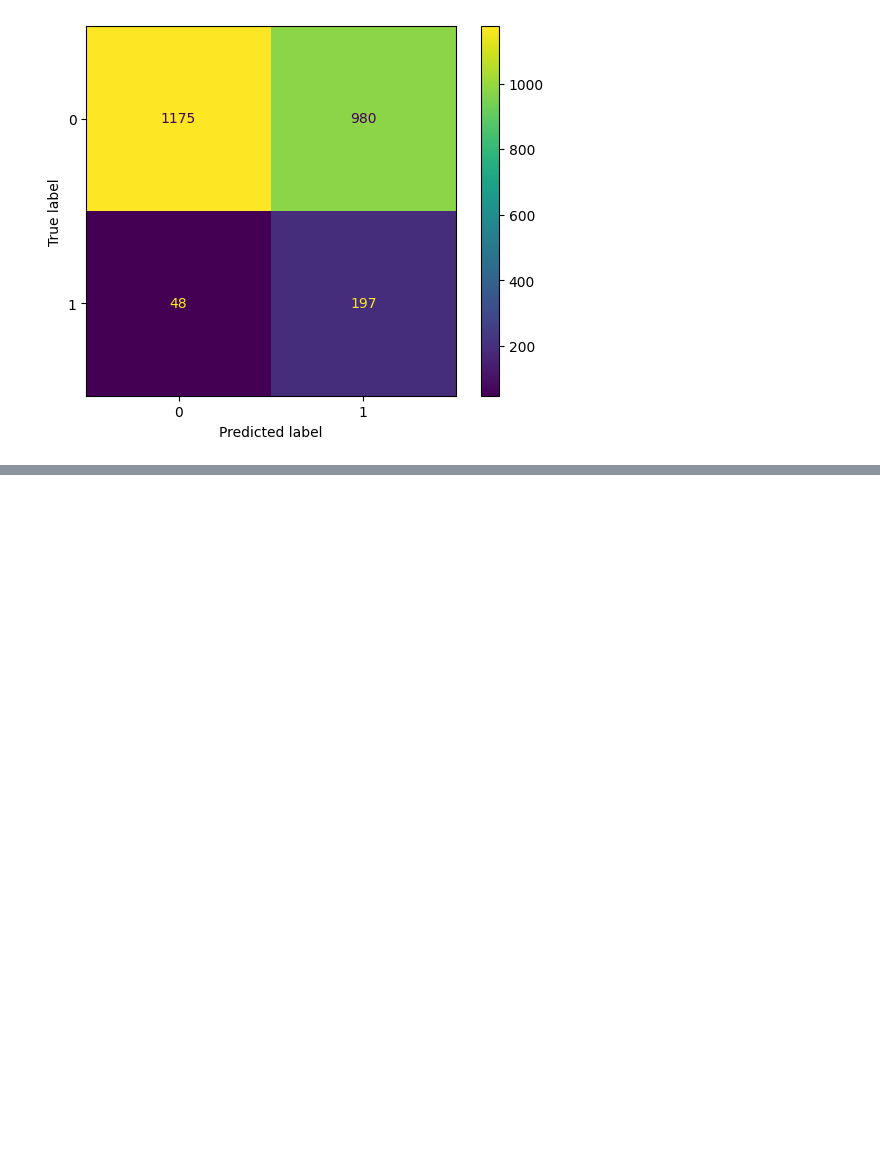
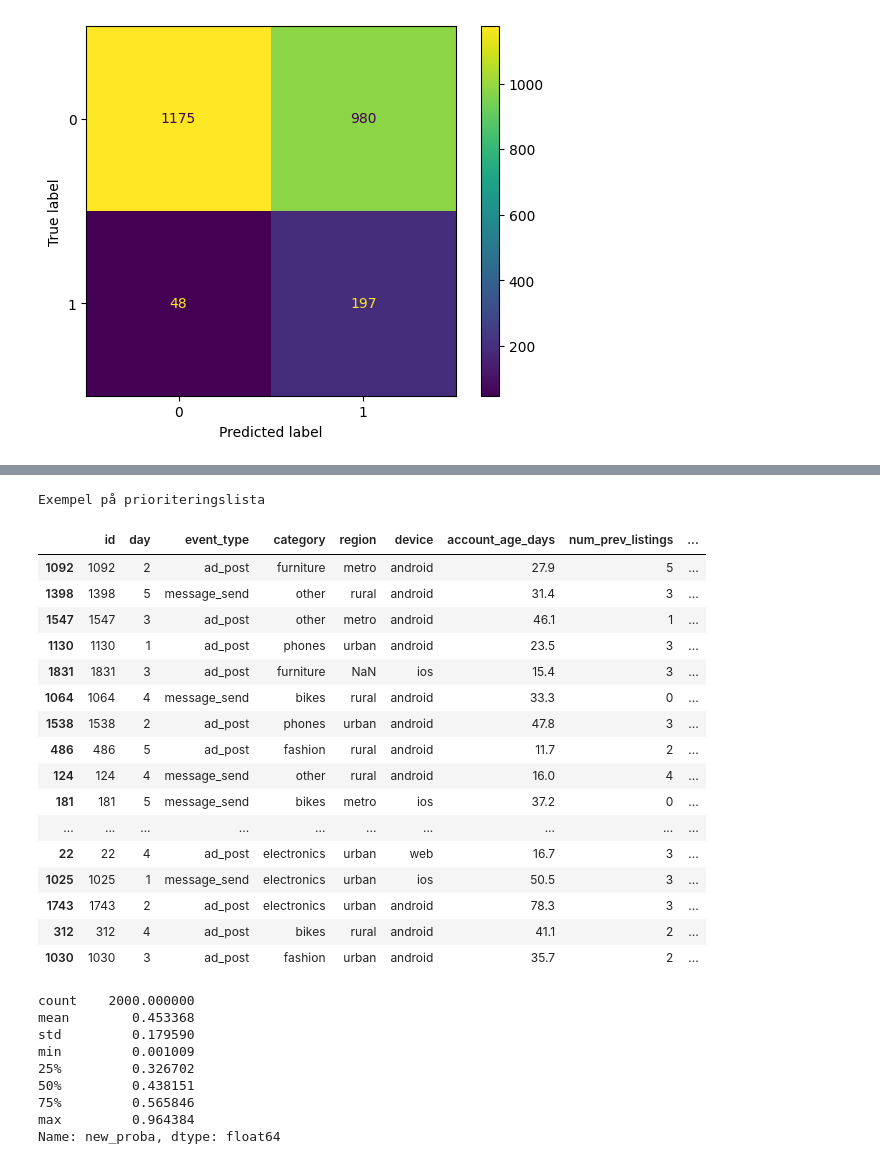
Before and after one commit to Jack-JackAttack/Grupp-Uppgift, a Jupyter notebook: report.ipynb, the cells around one changed output, grey strips where cells are left out. Saved outputs shown, nothing was run; the diff lists cells and outputs as text; code cells hidden in the pictures; blank space fills up the shorter version.

Commit message:
Ny data

```diff
--- a/report.ipynb
+++ b/report.ipynb
@@ -376,0 +364,18 @@ Antal som faktiskt var scam som modellen missade (FN) 2.000
+# %%
+new_df = pd.read_csv("data/new_data.csv")
+
+new_proba = best_model.predict_proba(new_df)[:, 1]
+new_y_pred = (new_proba >= best_t).astype(int)
+
+new_df["new_y_pred"] = new_y_pred
+
+print(f"Bästa threshold {best_t:.3f}")
+print(f"Antal misstänkta(1)/icke misstänkta(0):\n{new_df["new_y_pred"].value_counts(normalize=True)}\n") #targetfördelning
+
+print(f"Av {antal_per_dag} st inlägg per dag tror vår modell att {antal_per_dag * new_y_pred.mean()} är scam och kommer flagga dessa för granskning.")
+
+ratio_tp = antal_hittade / modell_tror_misstänkt
+ration_fn = antal_missade / modell_tror_misstänkt
+
+print(f"Antal som enligt fördelningen i testdatan uppskattas kommer vara faktisk scam som modellen hittar (TP) {ratio_tp * (antal_per_dag * new_y_pred.mean()):.3f}")
+print(f"Antal som enligt fördelningen i testdatan uppskattas kommer vara scam som modellen missar (FN) {ration_fn * (antal_per_dag * new_y_pred.mean()):.3f}")
@@ -376,0 +393,35 @@ Antal som faktiskt var scam som modellen missade (FN) 2.000
+# %%
+print("Exempel på prioriteringslista")
+
+new_df["new_proba"] = new_proba
+display(new_df.sort_values("new_proba", ascending=False).head(50))
+
+new_df["new_proba"].describe()
+# %% [output]
+Exempel på prioriteringslista
+|  | id | day | event_type | category | region | device | account_age_days | num_prev_listings | ... |
+| 1092 | 1092 | 2 | ad_post | furniture | metro | android | 27.9 | 5 | ... |
+| 1398 | 1398 | 5 | message_send | other | rural | android | 31.4 | 3 | ... |
+| 1547 | 1547 | 3 | ad_post | other | metro | android | 46.1 | 1 | ... |
+| 1130 | 1130 | 1 | ad_post | phones | urban | android | 23.5 | 3 | ... |
+| 1831 | 1831 | 3 | ad_post | furniture | NaN | ios | 15.4 | 3 | ... |
+| 1064 | 1064 | 4 | message_send | bikes | rural | android | 33.3 | 0 | ... |
+| 1538 | 1538 | 2 | ad_post | phones | urban | android | 47.8 | 3 | ... |
+| 486 | 486 | 5 | ad_post | fashion | rural | android | 11.7 | 2 | ... |
+| 124 | 124 | 4 | message_send | other | rural | android | 16.0 | 4 | ... |
+| 181 | 181 | 5 | message_send | bikes | metro | ios | 37.2 | 0 | ... |
+| ... | ... | ... | ... | ... | ... | ... | ... | ... | ... |
+| 22 | 22 | 4 | ad_post | electronics | urban | web | 16.7 | 3 | ... |
+| 1025 | 1025 | 1 | message_send | electronics | urban | ios | 50.5 | 3 | ... |
+| 1743 | 1743 | 2 | ad_post | electronics | urban | android | 78.3 | 3 | ... |
+| 312 | 312 | 4 | ad_post | bikes | rural | android | 41.1 | 2 | ... |
+| 1030 | 1030 | 3 | ad_post | fashion | urban | android | 35.7 | 2 | ... |
+count    2000.000000
+mean        0.453368
+std         0.179590
+min         0.001009
+25%         0.326702
+50%         0.438151
+75%         0.565846
+max         0.964384
+Name: new_proba, dtype: float64
```
Also changed, not shown: parts of 5 cells of this notebook, 1 other file.
